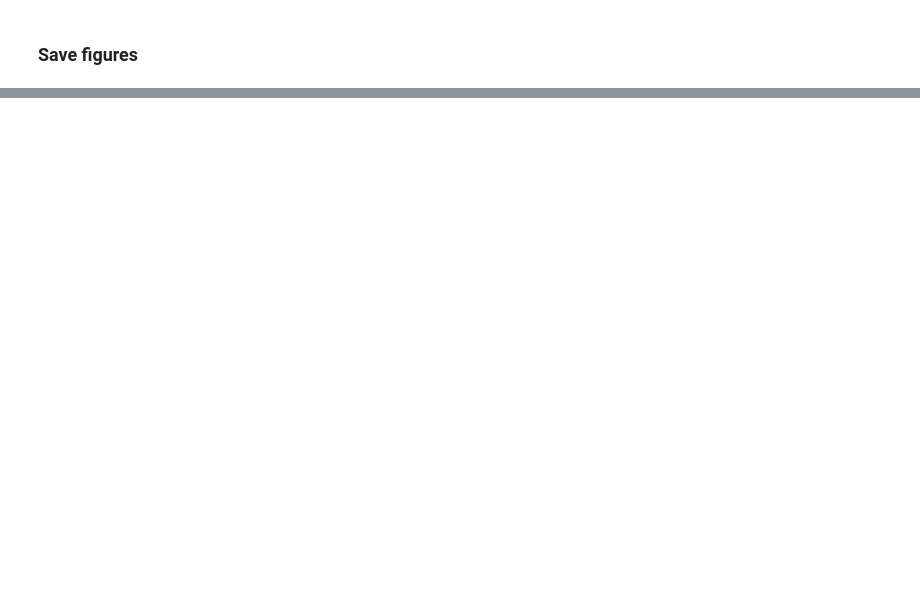
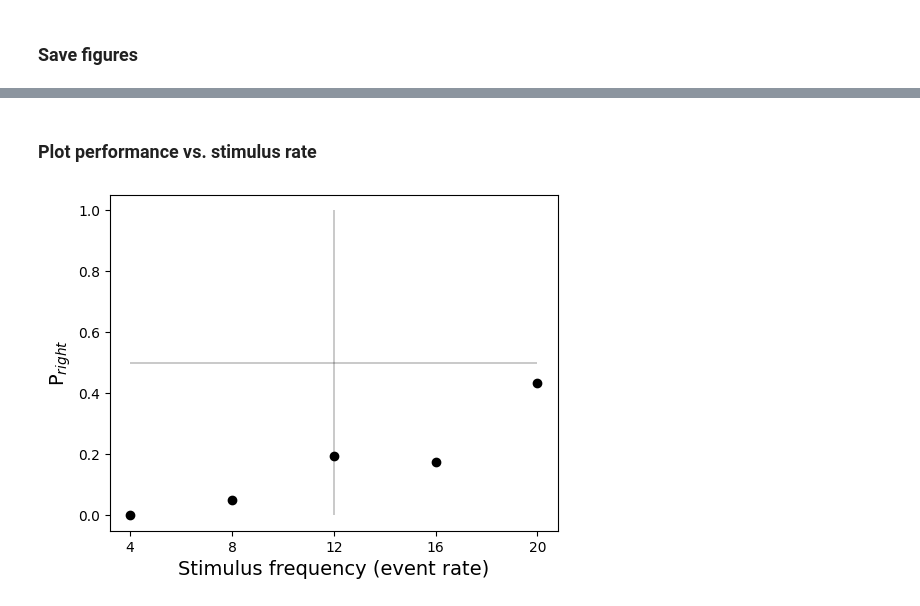
Before and after one commit to rojasgabriel/behavior_analyses, a Jupyter notebook: analyze_chipmunk_behavior.ipynb, the cells around one changed output, grey strips where cells are left out. Cells and saved outputs as stored; diff of their text form; code cells hidden in the pictures; blank space fills up the shorter version.

```diff
--- a/analyze_chipmunk_behavior.ipynb
+++ b/analyze_chipmunk_behavior.ipynb
@@ -178,0 +162,4 @@ fig.savefig(f'{figures_dir}{animalID}_actual_wait_times.pdf', dpi=300)
+# %%
+#Choose which session to analyze
+session_data_path = pick_files_multi_session('chipmunk', '*.h5')
+session_data = pd.read_hdf(session_data_path[0])
@@ -178,0 +168,13 @@ fig.savefig(f'{figures_dir}{animalID}_actual_wait_times.pdf', dpi=300)
+# %%
+print('The session date is {0}.\n'.format(session_data_path[0].split('/')[5]))
+
+ntrials = len(session_data)
+print('The subject was doing the task for {0} trials.\n'.format(ntrials))  # the print function lets you display stuff, it is very useful for debugging
+
+ntrials_with_choice = len(session_data[session_data['outcome_record'].isin([0, 1])]) #no early withdrawals
+print('Out of {0} trials, the subject made a choice in {1} trials.\n'.format(ntrials,ntrials_with_choice))
+
+# unique_stim_intensities = np.sort(session_data.stim_intensity.unique()) # sort the intensities
+# print('There are {0} stimuli conditions {1} Hz'.format(len(unique_stim_intensities),unique_stim_intensities))
+freq_presented = set(len(trial_stim_events) for trial_stim_events in session_data.stimulus_event_timestamps)
+print(f'There are {len(freq_presented)} stimuli conditions: {sorted(freq_presented)}')
@@ -178,0 +189,28 @@ fig.savefig(f'{figures_dir}{animalID}_actual_wait_times.pdf', dpi=300)
+# %% [markdown]
+### Plot performance vs. stimulus rate
+# %%
+sel = session_data[session_data.response_side.isin([0,1])] # select only trials where the subject responded
+sel = sel.reset_index(drop=True)
+responded_right = np.array(sel.response_side == 1).astype(int) # select the response = 1 (i.e. the left side) and cast to integer datatype (number)
+
+rate_list = np.array([len(timestamps) for timestamps in sel.stimulus_event_timestamps])
+
+frequencies = np.array(list(freq_presented))  # the stimulus intensity values
+p_right = np.zeros_like(frequencies,dtype=float)     # pre-allocate the array (fill with zeros when you know the size)
+# note that p_left is cast to float so it can take fractional numbers
+# this is the part where we estimate the probability of left lick
+for i,frequency in enumerate(frequencies):
+    p_right[i] = np.sum(responded_right[rate_list == frequency])/np.count_nonzero(rate_list == frequency)
+
+fig = plt.figure()
+ax = fig.add_axes([0.2,0.2,0.7,0.7])
+ax.plot(frequencies,p_right,'ko')
+ax.set_xticks([4, 8, 12, 16, 20])
+
+ax.vlines(12,0,1,color = 'k',lw = 0.3) # plot a vertical line as reference at zero
+ax.hlines(0.5,np.min(frequencies),np.max(frequencies),color = 'k',lw = 0.3) # plot an horizontal line as reference for chance performance
+
+ax.set_ylabel('P$_{right}$',fontsize = 14)  # set the y-axis label with latex nomenclature
+ax.set_xlabel('Stimulus frequency (event rate)', fontsize = 14); # set the x-axis label
+# %% [output]
+[figure, added]
```
Also changed, not shown: parts of 15 cells of this notebook, 6 other files.
